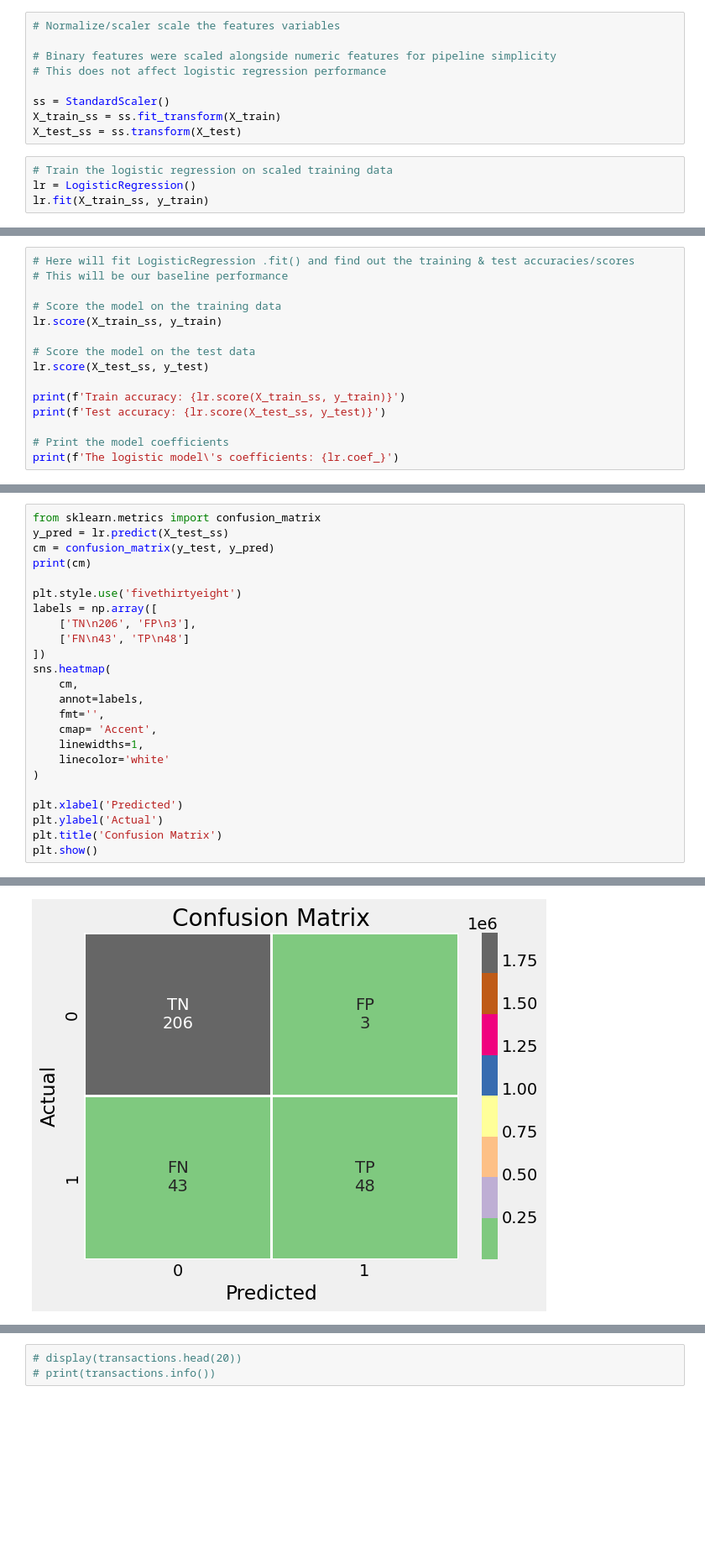
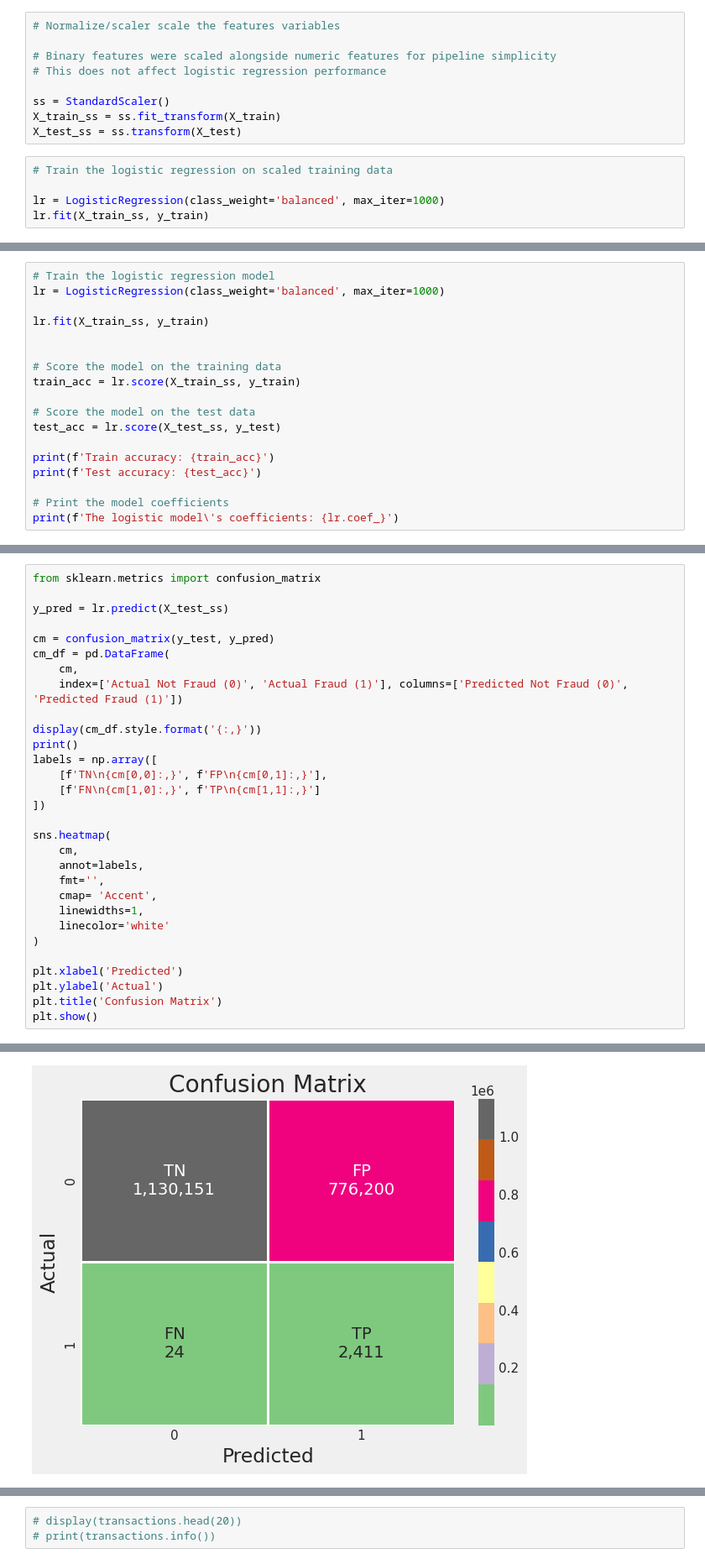
Before and after one commit to EsserMishelle/credit-card-fraud-detection-ml, a Jupyter notebook: fraud_detection.ipynb, the cells around one changed output, grey strips where cells are left out. Shown at 84% size. Cells and saved outputs as stored; diff of their text form; blank space fills up the shorter version.

```diff
--- a/fraud_detection.ipynb
+++ b/fraud_detection.ipynb
@@ -555,6 +581,7 @@ X_train_ss = ss.fit_transform(X_train)
 X_test_ss = ss.transform(X_test)
 # %%
 # Train the logistic regression on scaled training data
-lr = LogisticRegression()
+
+lr = LogisticRegression(class_weight='balanced', max_iter=1000)
 lr.fit(X_train_ss, y_train)
 # %% [output]
@@ -562,15 +589,18 @@ LogisticRegression()
 # %%
-# Here will fit LogisticRegression .fit() and find out the training & test accuracies/scores
-# This will be our baseline performance
+# Train the logistic regression model
+lr = LogisticRegression(class_weight='balanced', max_iter=1000)
+
+lr.fit(X_train_ss, y_train)
+
 
 # Score the model on the training data
-lr.score(X_train_ss, y_train)
+train_acc = lr.score(X_train_ss, y_train)
 
 # Score the model on the test data
-lr.score(X_test_ss, y_test)
+test_acc = lr.score(X_test_ss, y_test)
 
-print(f'Train accuracy: {lr.score(X_train_ss, y_train)}')
-print(f'Test accuracy: {lr.score(X_test_ss, y_test)}')
+print(f'Train accuracy: {train_acc}')
+print(f'Test accuracy: {test_acc}')
 
 # Print the model coefficients
 print(f'The logistic model\'s coefficients: {lr.coef_}')
@@ -581,14 +611,20 @@ The logistic model's coefficients: [[ 4.92085134 -1.46396446  4.38224871 -6.4509
 # %%
 from sklearn.metrics import confusion_matrix
+
 y_pred = lr.predict(X_test_ss)
+
 cm = confusion_matrix(y_test, y_pred)
-print(cm)
+cm_df = pd.DataFrame(
+    cm,
+    index=['Actual Not Fraud (0)', 'Actual Fraud (1)'], columns=['Predicted Not Fraud (0)', 'Predicted Fraud (1)'])
 
-plt.style.use('fivethirtyeight')
+display(cm_df.style.format('{:,}'))
+print()
 labels = np.array([
-    ['TN\n206', 'FP\n3'],
-    ['FN\n43', 'TP\n48']
+    [f'TN\n{cm[0,0]:,}', f'FP\n{cm[0,1]:,}'],
+    [f'FN\n{cm[1,0]:,}', f'TP\n{cm[1,1]:,}']
 ])
+
 sns.heatmap(
     cm,
     annot=labels,
@@ -608,4 +645,4 @@ plt.show()
-[figure, old version]
+[figure, new version]
 # %%
 from sklearn.metrics import classification_report
 
```
Also changed, not shown: parts of 13 cells of this notebook.
